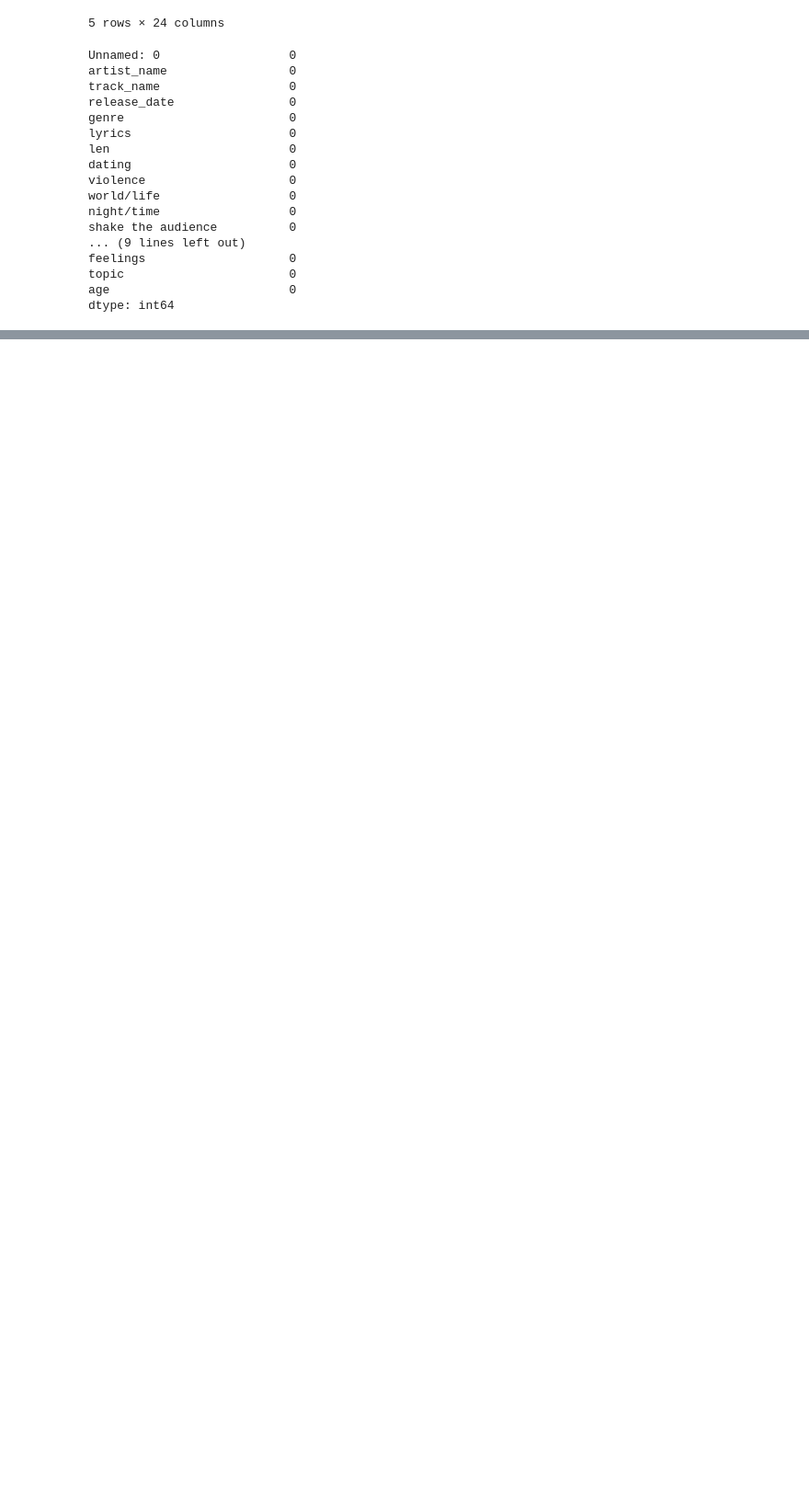
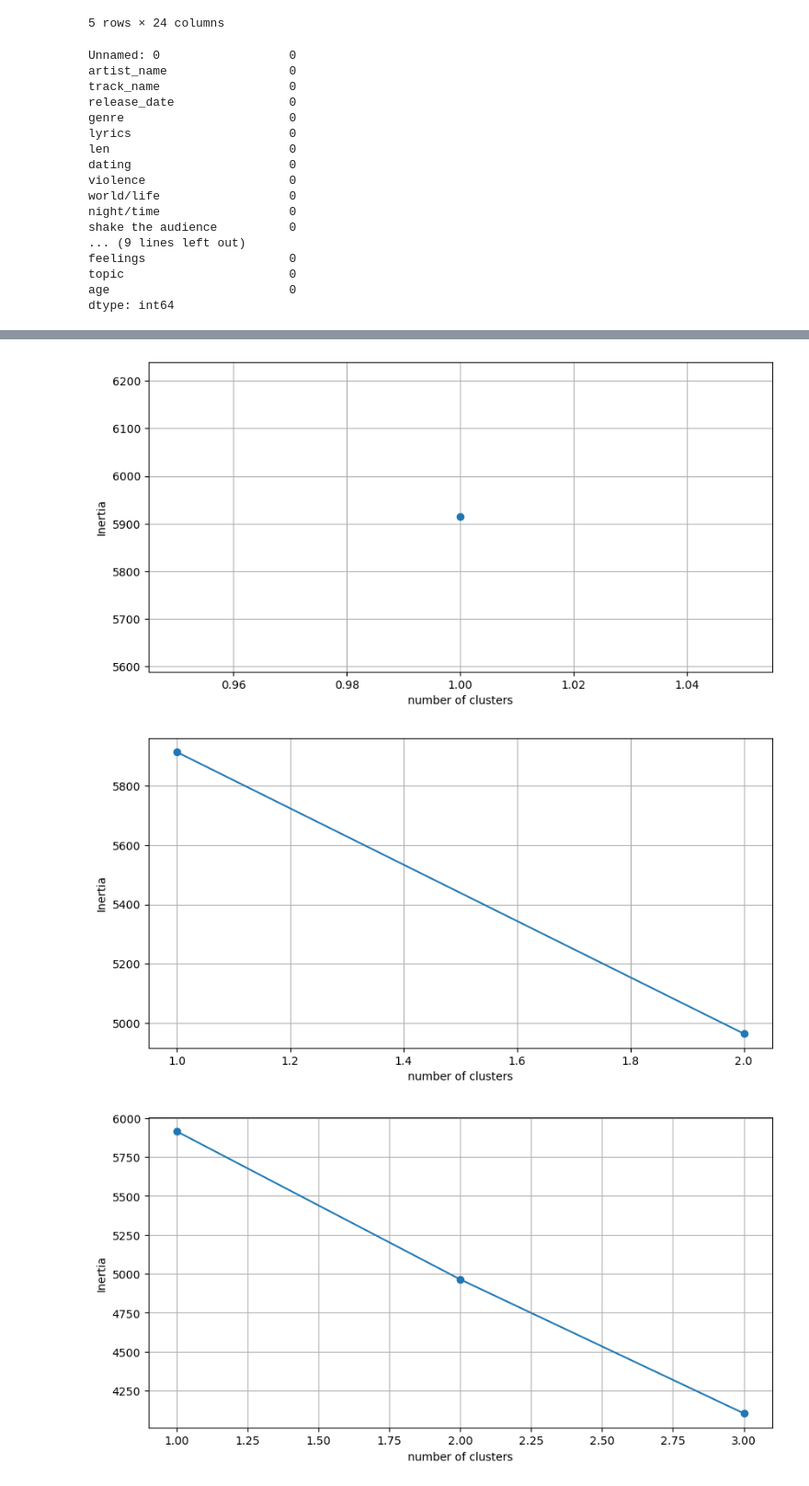
Before and after one commit to Robert0Sun/audio_recc, a Jupyter notebook: rec_algorithm.ipynb, the cells around one changed output, grey strips where cells are left out. Shown at 92% size. Saved outputs shown, nothing was run; the diff lists cells and outputs as text; code cells hidden in the pictures; blank space fills up the shorter version.

```diff
--- a/rec_algorithm.ipynb
+++ b/rec_algorithm.ipynb
@@ -81,3 +81,9 @@ def optimise_k_means(data, max_k):
         plt.ylabel('Inertia')
         plt.grid(True)
         plt.show
+# %%
+optimise_k_means(df_new, 10)
+# %% [output]
+[figure, added]
+[figure, added]
+[figure, added]
```
Also changed, not shown: parts of 5 cells of this notebook.
